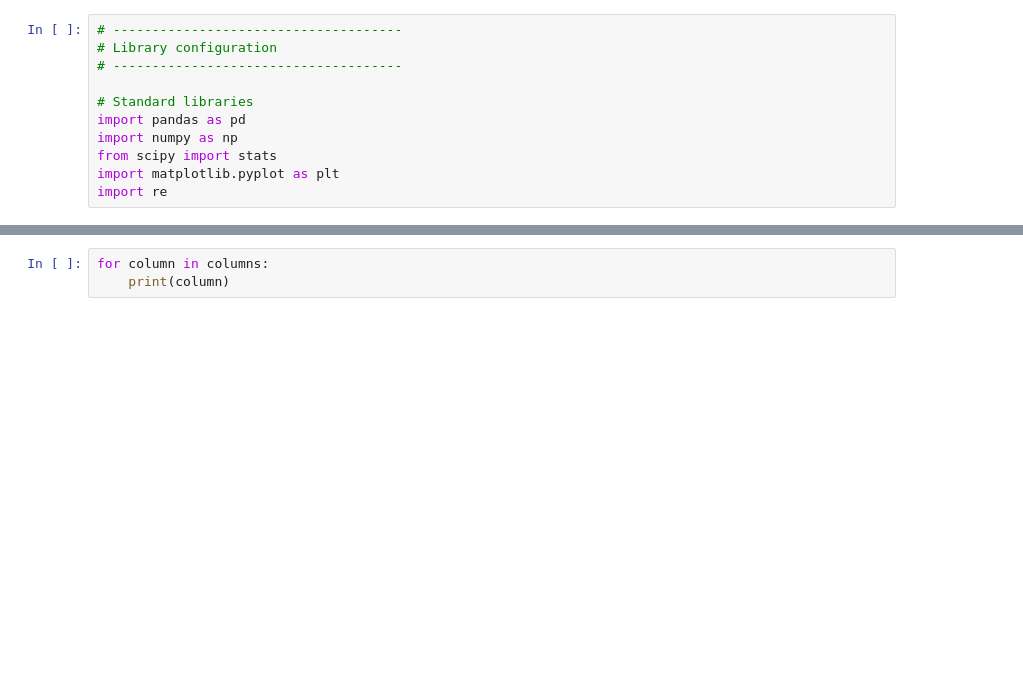
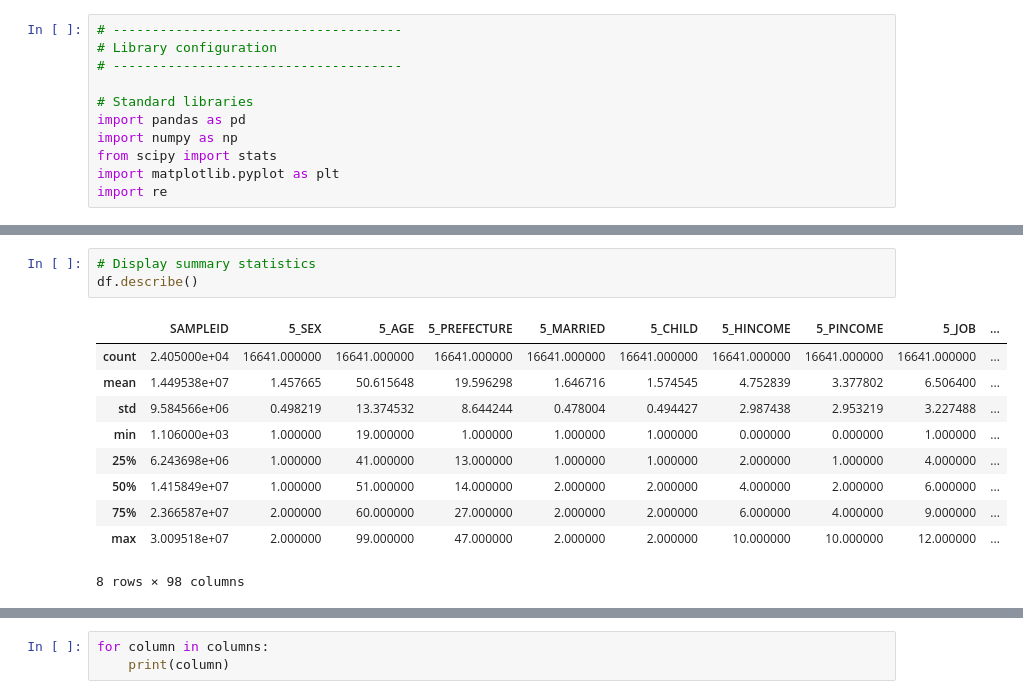
Before and after one commit to wakibadz/Salvador_CS198, a Jupyter notebook: CS198_Demo_1_Salvador_201907181.ipynb, the cells around one changed output, grey strips where cells are left out. Cells and saved outputs as stored; diff of their text form; blank space fills up the shorter version.

```diff
--- a/CS198_Demo_1_Salvador_201907181.ipynb
+++ b/CS198_Demo_1_Salvador_201907181.ipynb
@@ -59,0 +64,14 @@ memory usage: 18.2+ MB
+# %%
+# Display summary statistics
+df.describe()
+# %% [output]
+|  | SAMPLEID | 5_SEX | 5_AGE | 5_PREFECTURE | 5_MARRIED | 5_CHILD | 5_HINCOME | 5_PINCOME | 5_JOB | ... |
+| count | 2.405000e+04 | 16641.000000 | 16641.000000 | 16641.000000 | 16641.000000 | 16641.000000 | 16641.000000 | 16641.000000 | 16641.000000 | ... |
+| mean | 1.449538e+07 | 1.457665 | 50.615648 | 19.596298 | 1.646716 | 1.574545 | 4.752839 | 3.377802 | 6.506400 | ... |
+| std | 9.584566e+06 | 0.498219 | 13.374532 | 8.644244 | 0.478004 | 0.494427 | 2.987438 | 2.953219 | 3.227488 | ... |
+| min | 1.106000e+03 | 1.000000 | 19.000000 | 1.000000 | 1.000000 | 1.000000 | 0.000000 | 0.000000 | 1.000000 | ... |
+| 25% | 6.243698e+06 | 1.000000 | 41.000000 | 13.000000 | 1.000000 | 1.000000 | 2.000000 | 1.000000 | 4.000000 | ... |
+| 50% | 1.415849e+07 | 1.000000 | 51.000000 | 14.000000 | 2.000000 | 2.000000 | 4.000000 | 2.000000 | 6.000000 | ... |
+| 75% | 2.366587e+07 | 2.000000 | 60.000000 | 27.000000 | 2.000000 | 2.000000 | 6.000000 | 4.000000 | 9.000000 | ... |
+| max | 3.009518e+07 | 2.000000 | 99.000000 | 47.000000 | 2.000000 | 2.000000 | 10.000000 | 10.000000 | 12.000000 | ... |
+8 rows × 98 columns
```
Also changed, not shown: parts of 20 cells of this notebook.
